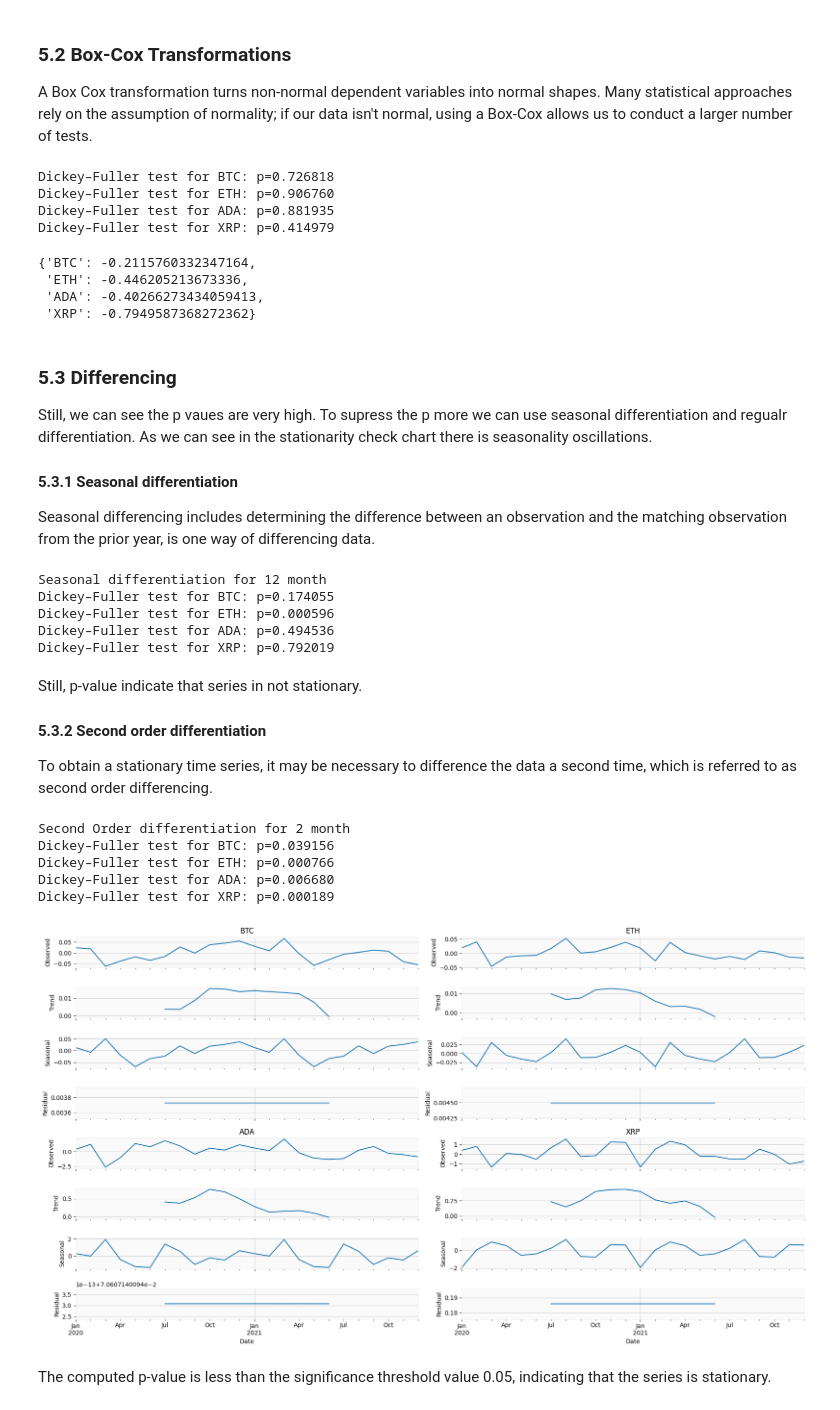
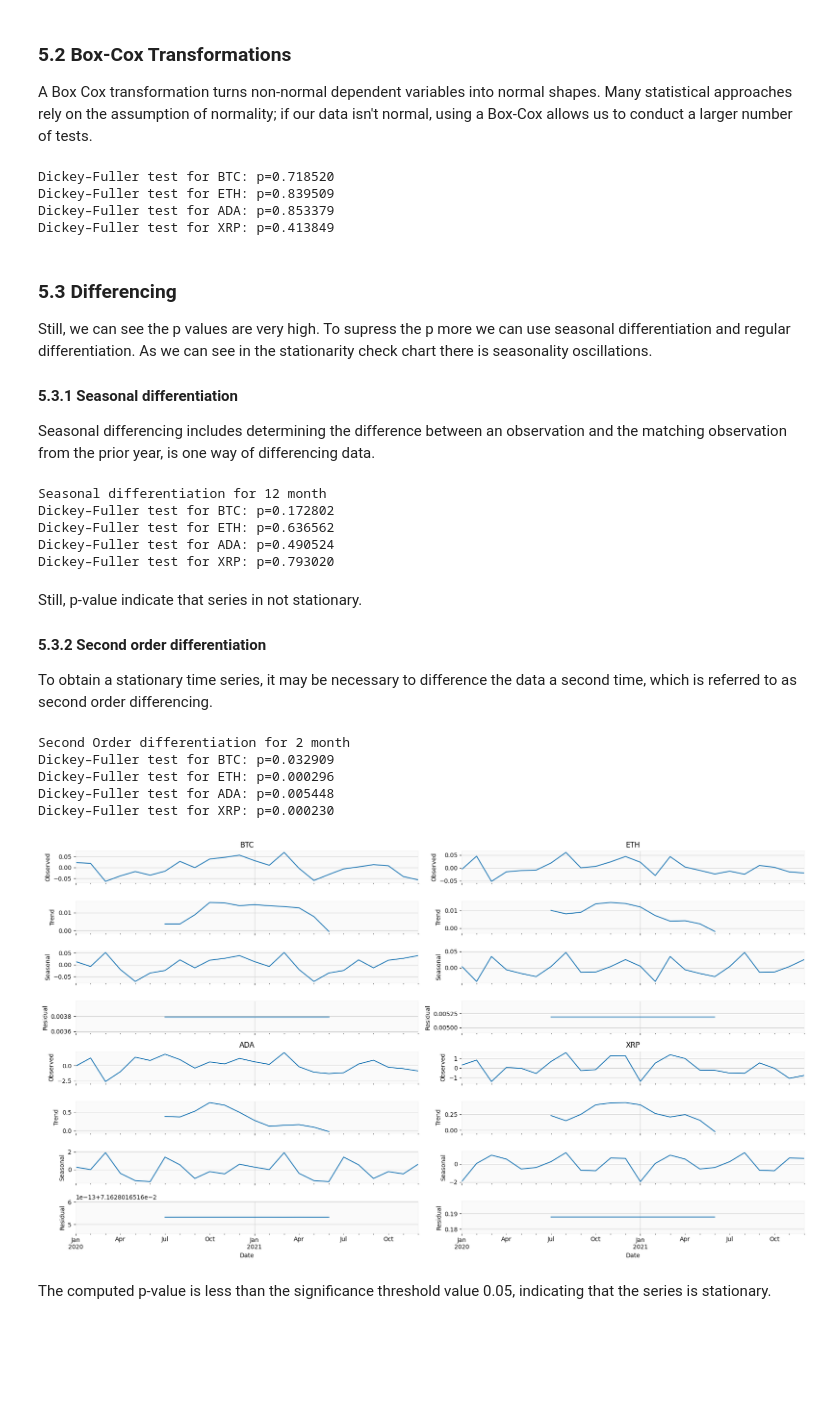
Before and after one commit to gshudhanshu/CM2015-Programming-with-data_Mid-term, a Jupyter notebook: CM2015_Mid-term.ipynb, the cells around one changed output. Drawn from its saved outputs; the diff is of its cells as text; code cells hidden in the pictures; blank space fills up the shorter version.

```diff
--- a/CM2015_Mid-term.ipynb
+++ b/CM2015_Mid-term.ipynb
@@ -175,7 +183,7 @@ today = date.today()
 yesterday = date.today() - timedelta (days = 1)
 
 to_date = yesterday
-from_date = yesterday - timedelta (days = 1095)
+from_date = yesterday - timedelta (days = 1125)
 
 # Modifying the date format
 from_date = date.strftime(from_date, '%d/%m/%Y')
@@ -423,10 +426,10 @@ def plotseasonal(res, axes, coinName):
     axes[3].set_ylabel('Residual')
     axes[0].set_title(coinName)
 
-for i, j, mean in zip((1,1,2,2), (0,1,0,1), monthMean):
-    print(('Dickey–Fuller test for ' + mean + ': p=%f') % adfuller(monthMean[mean].Close)[1])
-    res = sm.tsa.seasonal_decompose(monthMean[mean].Close, model='additive')
-    plotseasonal(res, axes[(i-1)*4:(i)*4,j], mean)
+for i, j, symbol in zip((1,1,2,2), (0,1,0,1), monthMean):
+    print(('Dickey–Fuller test for ' + symbol + ': p=%f') % adfuller(monthMean[symbol].Close)[1])
+    res = sm.tsa.seasonal_decompose(monthMean[symbol].Close, model='additive')
+    plotseasonal(res, axes[(i-1)*4:(i)*4,j], symbol)
 
 plt.tight_layout()
 plt.show()
@@ -443,21 +446,17 @@ The Dickey–Fuller test gives us the p values. For seasonal chart we can see th
 A Box Cox transformation turns non-normal dependent variables into normal shapes. Many statistical approaches rely on the assumption of normality; if our data isn't normal, using a Box-Cox allows us to conduct a larger number of tests.
 # %%
 lmbda = {}
-for mean in monthMean:
-    monthMean[mean]['close_box'], lmbda[mean] = scipy.stats.boxcox(monthMean[mean].Close)
-    print(('Dickey–Fuller test for ' + mean + ': p=%f') % adfuller(monthMean[mean].close_box)[1])
+for symbol in monthMean:
+    monthMean[symbol]['close_box'], lmbda[symbol] = scipy.stats.boxcox(monthMean[symbol].Close)
+    print(('Dickey–Fuller test for ' + symbol + ': p=%f') % adfuller(monthMean[symbol].close_box)[1])
 # %% [output]
-Dickey–Fuller test for BTC: p=0.726818
-Dickey–Fuller test for ETH: p=0.906760
-Dickey–Fuller test for ADA: p=0.881935
-Dickey–Fuller test for XRP: p=0.414979
+Dickey–Fuller test for BTC: p=0.718520
+Dickey–Fuller test for ETH: p=0.839509
+Dickey–Fuller test for ADA: p=0.853379
+Dickey–Fuller test for XRP: p=0.413849
-{'BTC': -0.2115760332347164,
- 'ETH': -0.446205213673336,
- 'ADA': -0.40266273434059413,
- 'XRP': -0.7949587368272362}
 # %% [markdown]
 ### 5.3 Differencing
-Still, we can see the p vaues are very high. To supress the p more we can use seasonal differentiation and regualr differentiation.
+Still, we can see the p values are very high. To supress the p more we can use seasonal differentiation and regular differentiation.
 As we can see in the stationarity check chart there is seasonality oscillations.
 
 #### 5.3.1 Seasonal differentiation
@@ -476,10 +475,10 @@ for mean in monthMean:
 #     print(('Dickey–Fuller test for ' + mean + ': p=%f') % adfuller(monthMean[mean]['diff_seasonal_3'][3:])[1])
 # %% [output]
 Seasonal differentiation for 12 month
-Dickey–Fuller test for BTC: p=0.174055
-Dickey–Fuller test for ETH: p=0.000596
-Dickey–Fuller test for ADA: p=0.494536
-Dickey–Fuller test for XRP: p=0.792019
+Dickey–Fuller test for BTC: p=0.172802
+Dickey–Fuller test for ETH: p=0.636562
+Dickey–Fuller test for ADA: p=0.490524
+Dickey–Fuller test for XRP: p=0.793020
 # %% [markdown]
 Still, p-value indicate that series in not stationary.
 
@@ -488,26 +487,26 @@ To obtain a stationary time series, it may be necessary to difference the data a
 # %%
 # Second Order differentiation (2 months)
 
 print("Second Order differentiation for 2 month")
-for mean in monthMean:
-    monthMean[mean]['diff2'] = monthMean[mean].diff_seasonal_12 - monthMean[mean].diff_seasonal_12.shift(1)
+for symbol in monthMean:
+    monthMean[symbol]['diff2'] = monthMean[symbol].diff_seasonal_12 - monthMean[symbol].diff_seasonal_12.shift(1)
 # Seasonal decomposition
 fig, axes = plt.subplots(ncols=2, nrows=8, sharex=True, figsize=(18,10))
 
-for i, j, mean in zip((1,1,2,2), (0,1,0,1), monthMean):
-    print(('Dickey–Fuller test for ' + mean + ': p=%f') % adfuller(monthMean[mean].diff2[13:])[1])
-    res = seasonal_decompose(monthMean[mean].diff2[13:], model='additive')
-    plotseasonal(res, axes[(i-1)*4:(i)*4,j], mean)
+for i, j, symbol in zip((1,1,2,2), (0,1,0,1), monthMean):
+    print(('Dickey–Fuller test for ' + symbol + ': p=%f') % adfuller(monthMean[symbol].diff2[13:])[1])
+    res = seasonal_decompose(monthMean[symbol].diff2[13:], model='additive')
+    plotseasonal(res, axes[(i-1)*4:(i)*4,j], symbol)
 
 plt.tight_layout()
 plt.show()
 # %% [output]
 Second Order differentiation for 2 month
-Dickey–Fuller test for BTC: p=0.039156
-Dickey–Fuller test for ETH: p=0.000766
-Dickey–Fuller test for ADA: p=0.006680
-Dickey–Fuller test for XRP: p=0.000189
+Dickey–Fuller test for BTC: p=0.032909
+Dickey–Fuller test for ETH: p=0.000296
+Dickey–Fuller test for ADA: p=0.005448
+Dickey–Fuller test for XRP: p=0.000230
-[figure, old version]
+[figure, new version]
 # %% [markdown]
 The computed p-value is less than the significance threshold value 0.05, indicating that the series is stationary.
 # %% [markdown]
```
Also changed, not shown: parts of 14 cells of this notebook, 1 other file.
